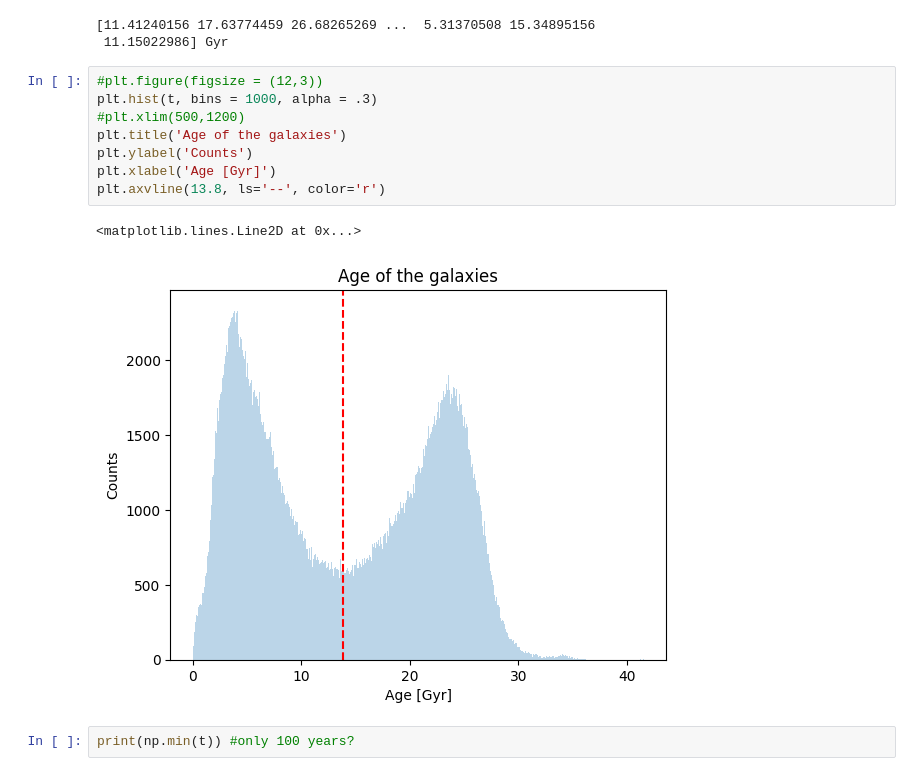
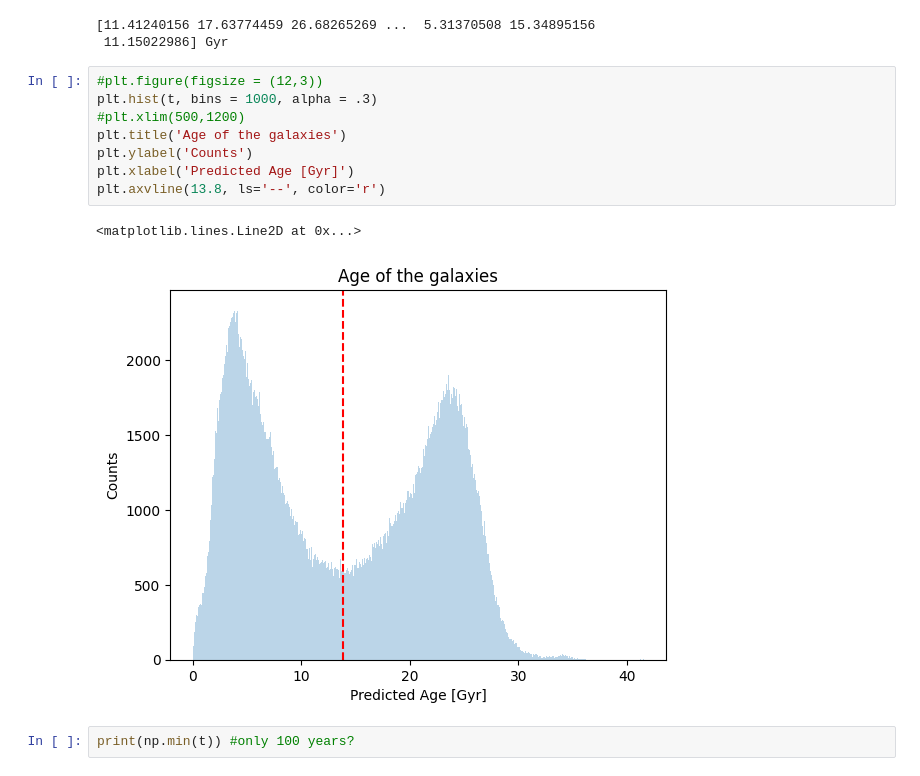
Before and after one commit to smucedola/cosmic-lab, a Jupyter notebook: Lab_1.ipynb, the cells around one changed output. Saved outputs shown, nothing was run; the diff lists cells and outputs as text.

```diff
--- a/Lab_1.ipynb
+++ b/Lab_1.ipynb
@@ -242,14 +242,14 @@ print(f'{t} Gyr')
 # %%
 #plt.figure(figsize = (12,3))
 plt.hist(t, bins = 1000, alpha = .3)
 #plt.xlim(500,1200)
 plt.title('Age of the galaxies')
 plt.ylabel('Counts')
-plt.xlabel('Age [Gyr]')
+plt.xlabel('Predicted Age [Gyr]')
 plt.axvline(13.8, ls='--', color='r')
 # %% [output]
 <matplotlib.lines.Line2D at 0x...>
-[figure, old version]
+[figure, new version]
 # %%
 print(np.min(t)) #only 100 years?
 # %% [output]
```
Also changed, not shown: parts of 6 cells of this notebook.
